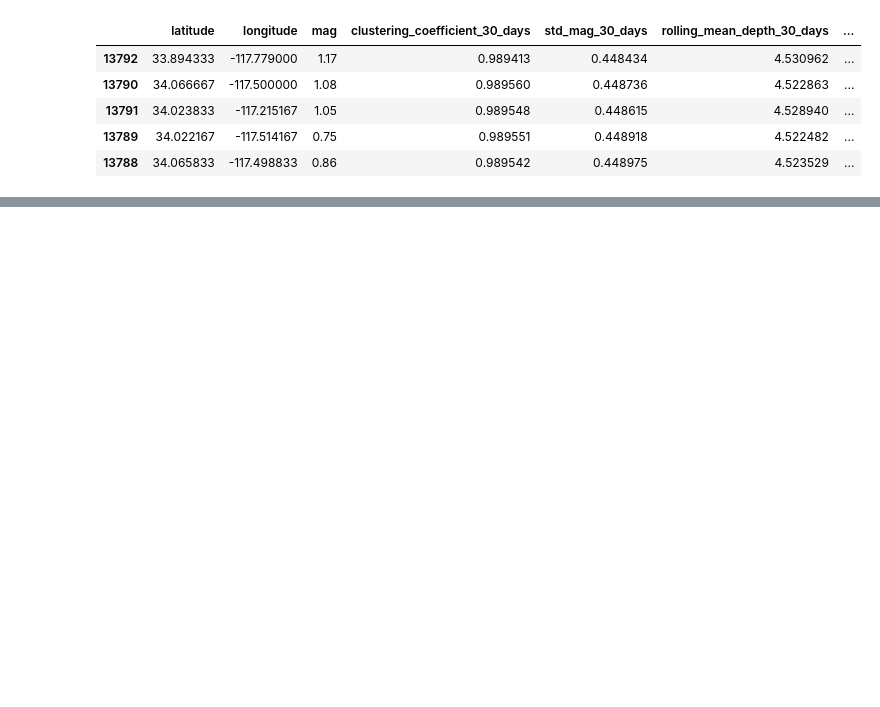
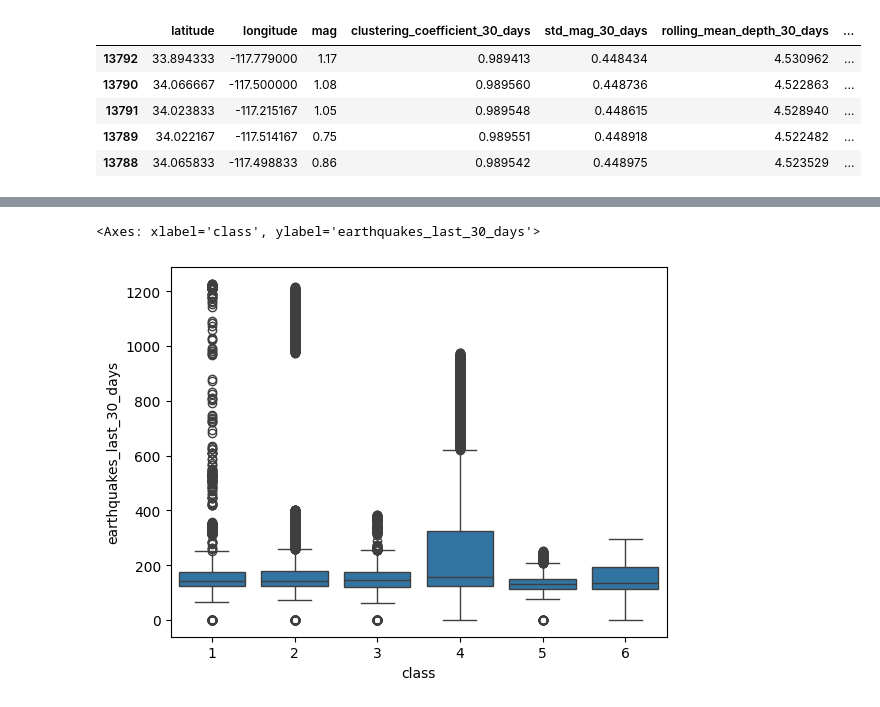
Before and after one commit to enzoalencar/LA-earthquake, a Jupyter notebook: main.ipynb, the cells around one changed output, grey strips where cells are left out. Cells and saved outputs as stored; diff of their text form; code cells hidden in the pictures; blank space fills up the shorter version.

```diff
--- a/main.ipynb
+++ b/main.ipynb
@@ -20,0 +122,5 @@ df_sorted.head(n=5)
+# %%
+sns.boxplot(x=df_removed['class'], y=df_removed['earthquakes_last_30_days'])
+# %% [output]
+<Axes: xlabel='class', ylabel='earthquakes_last_30_days'>
+[figure, added]
```
Also changed, not shown: parts of 16 cells of this notebook, 1 other file.
